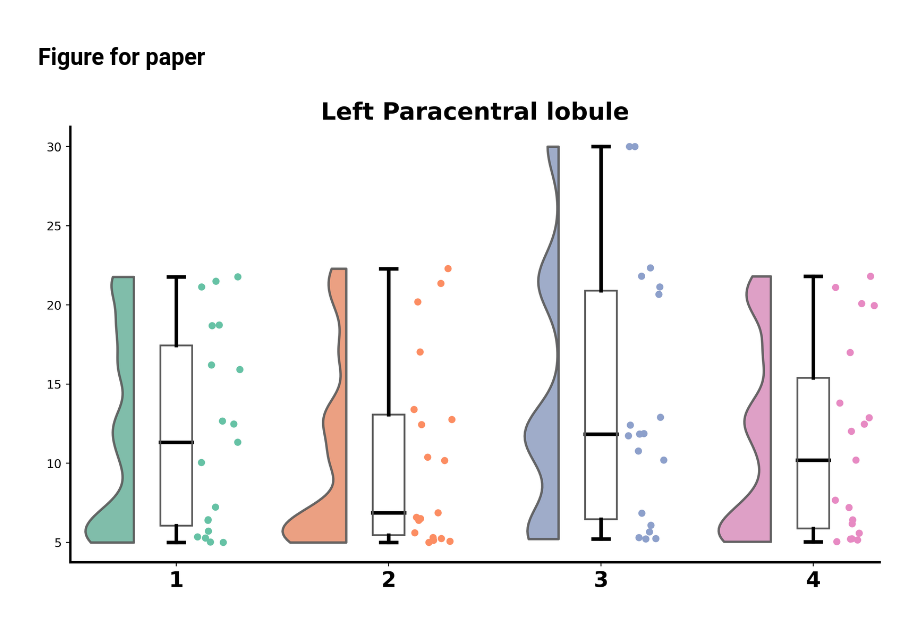
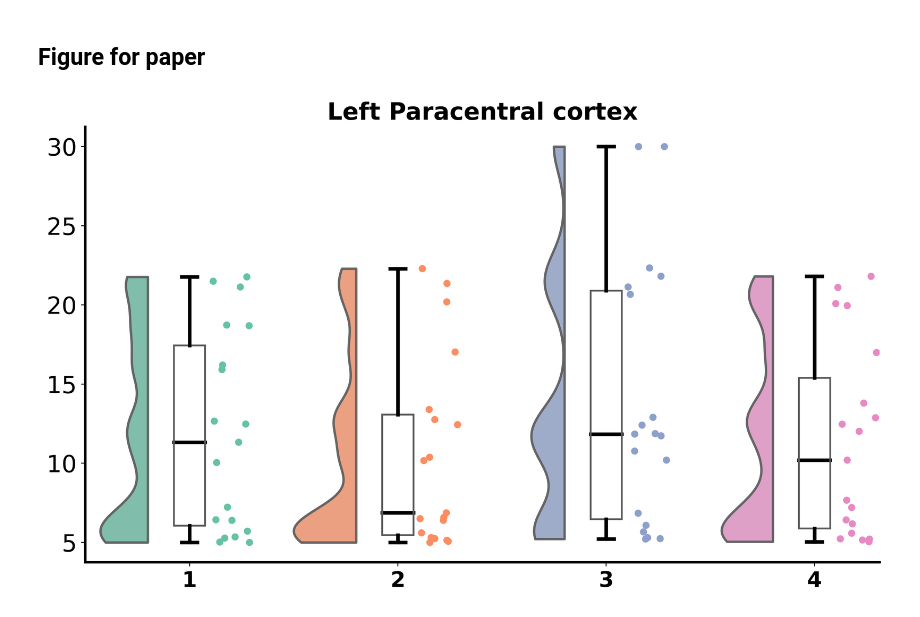
Before and after one commit to ApurbaApd/mi-NMM_bci_modeling, a Jupyter notebook: spectrome/notebooks/session_effect_param_meg.ipynb, the cells around one changed output. Drawn from its saved outputs; the diff is of its cells as text; code cells hidden in the pictures.

```diff
--- a/spectrome/notebooks/session_effect_param_meg.ipynb
+++ b/spectrome/notebooks/session_effect_param_meg.ipynb
@@ -544,33 +247,38 @@ Text(0.5, 0.98, 'Figure P13\n Using FacetGrid for More Complex Designs')
 ## Left Paracentral lobule-for MI condition
 df_mi = df5[df5["Condition"] == "MI"]
 
 plt.figure(figsize=(10, 6), dpi=400)
+#increase size of y axis labels
 ax = pt.RainCloud(x="Session", y="taue", data=df_mi,
                   palette="Set2", bw=.2, width_viol=.6, ax=None,
                   orient="v", move=0.2, alpha=0.9, point_size=6, linewidth=2)
 
+ax.tick_params(
+    axis="y",
+    labelsize=20,
+)
 
 for artist in ax.artists:
     artist.set_edgecolor("black")
     artist.set_linewidth(2)
 
 for line in ax.lines:
     line.set_color("black")
     line.set_linewidth(3)
 
-plt.title("Left Paracentral lobule", fontweight='bold', fontsize=20)
+plt.title("Left Paracentral cortex", fontweight='bold', fontsize=20)
 plt.grid(False)
 plt.xlabel("", fontsize=16)
 plt.ylabel("", fontsize=16)
 ax.spines['top'].set_visible(False)
 ax.spines['right'].set_visible(False)
 ax.spines['bottom'].set_linewidth(2)
 ax.spines['bottom'].set_color('black')
 ax.spines['left'].set_linewidth(2)
 ax.spines['left'].set_color('black')
 ax.set_xticklabels([str(s) for s in sessions], fontsize=18, fontweight="bold")
 plt.tight_layout()
-plt.savefig(f"/Users/apurbadebnath/Desktop/iitm_project/sgm_bci_paper_figures/raincloud_left_paracentral.png", dpi=400)
+# plt.savefig(f"/Users/apurbadebnath/Desktop/raincloud_left_paracentral.png", dpi=400)
 plt.show()
 # %% [output]
-[figure, old version]
+[figure, new version]
```
Also changed, not shown: parts of 36 cells of this notebook, 5 other files.
